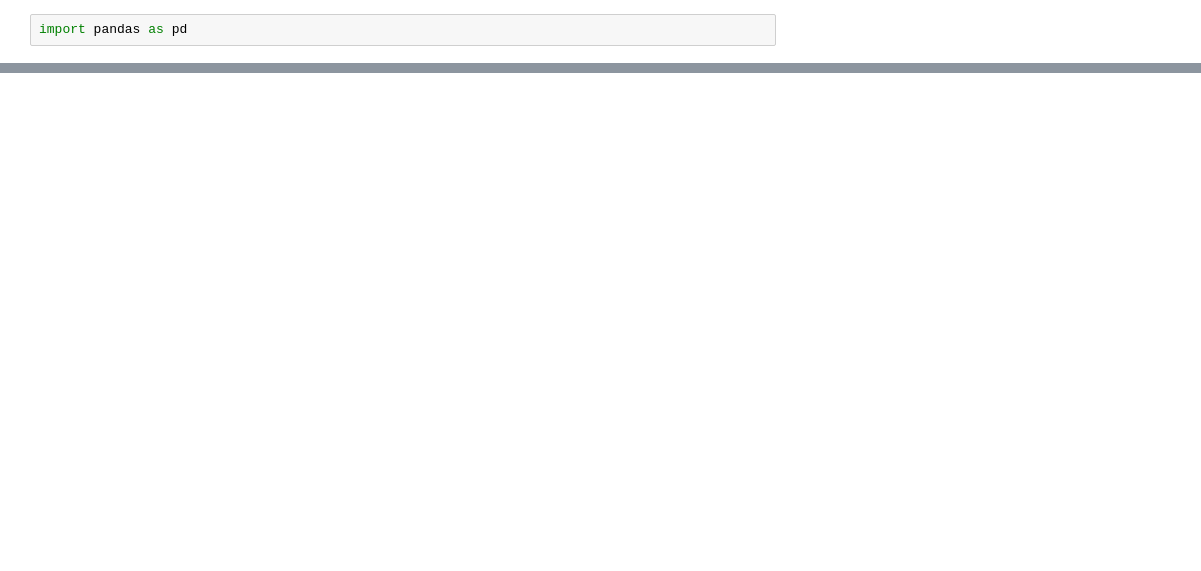
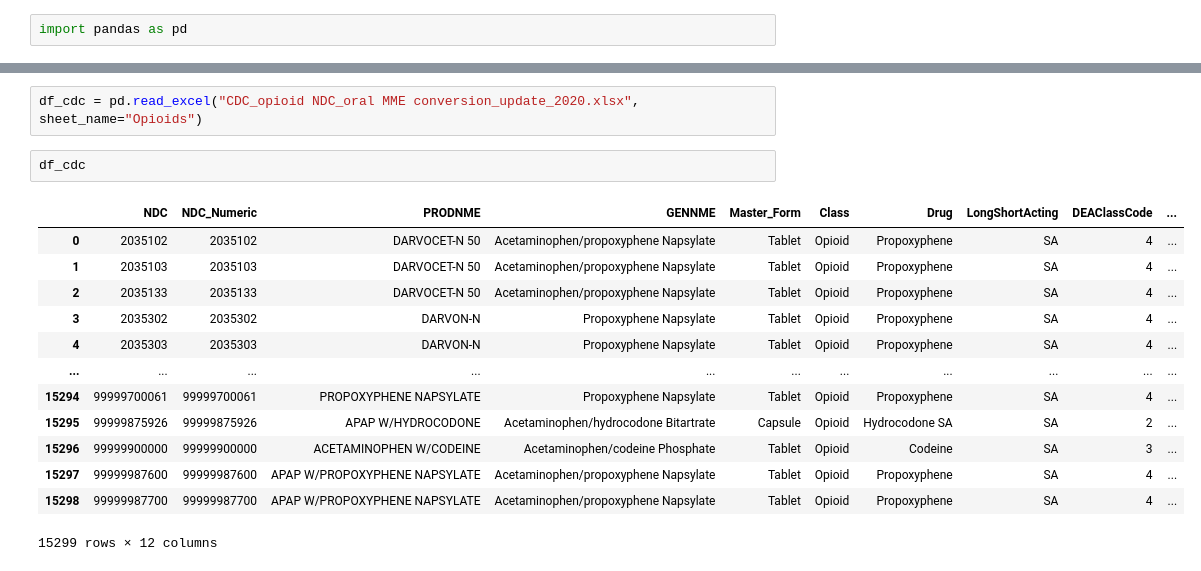
Before and after one commit to danielhmendoza01/Automatic_Code_Sets, a Jupyter notebook: NDC/Opioids/Opioid_Query.ipynb, the cells around one changed output, grey strips where cells are left out. Cells and saved outputs as stored; diff of their text form; blank space fills up the shorter version.

```diff
--- a/NDC/Opioids/Opioid_Query.ipynb
+++ b/NDC/Opioids/Opioid_Query.ipynb
@@ -58,0 +108,18 @@ meperidine
+# %%
+df_cdc = pd.read_excel("CDC_opioid NDC_oral MME conversion_update_2020.xlsx", sheet_name="Opioids")
+# %%
+df_cdc
+# %% [output]
+|  | NDC | NDC_Numeric | PRODNME | GENNME | Master_Form | Class | Drug | LongShortActing | DEAClassCode | ... |
+| 0 | 2035102 | 2035102 | DARVOCET-N 50 | Acetaminophen/propoxyphene Napsylate | Tablet | Opioid | Propoxyphene | SA | 4 | ... |
+| 1 | 2035103 | 2035103 | DARVOCET-N 50 | Acetaminophen/propoxyphene Napsylate | Tablet | Opioid | Propoxyphene | SA | 4 | ... |
+| 2 | 2035133 | 2035133 | DARVOCET-N 50 | Acetaminophen/propoxyphene Napsylate | Tablet | Opioid | Propoxyphene | SA | 4 | ... |
+| 3 | 2035302 | 2035302 | DARVON-N | Propoxyphene Napsylate | Tablet | Opioid | Propoxyphene | SA | 4 | ... |
+| 4 | 2035303 | 2035303 | DARVON-N | Propoxyphene Napsylate | Tablet | Opioid | Propoxyphene | SA | 4 | ... |
+| ... | ... | ... | ... | ... | ... | ... | ... | ... | ... | ... |
+| 15294 | 99999700061 | 99999700061 | PROPOXYPHENE NAPSYLATE | Propoxyphene Napsylate | Tablet | Opioid | Propoxyphene | SA | 4 | ... |
+| 15295 | 99999875926 | 99999875926 | APAP W/HYDROCODONE | Acetaminophen/hydrocodone Bitartrate | Capsule | Opioid | Hydrocodone SA | SA | 2 | ... |
+| 15296 | 99999900000 | 99999900000 | ACETAMINOPHEN W/CODEINE | Acetaminophen/codeine Phosphate | Tablet | Opioid | Codeine | SA | 3 | ... |
+| 15297 | 99999987600 | 99999987600 | APAP W/PROPOXYPHENE NAPSYLATE | Acetaminophen/propoxyphene Napsylate | Tablet | Opioid | Propoxyphene | SA | 4 | ... |
+| 15298 | 99999987700 | 99999987700 | APAP W/PROPOXYPHENE NAPSYLATE | Acetaminophen/propoxyphene Napsylate | Tablet | Opioid | Propoxyphene | SA | 4 | ... |
+15299 rows × 12 columns
```
Also changed, not shown: parts of 9 cells of this notebook, 5 other files.
